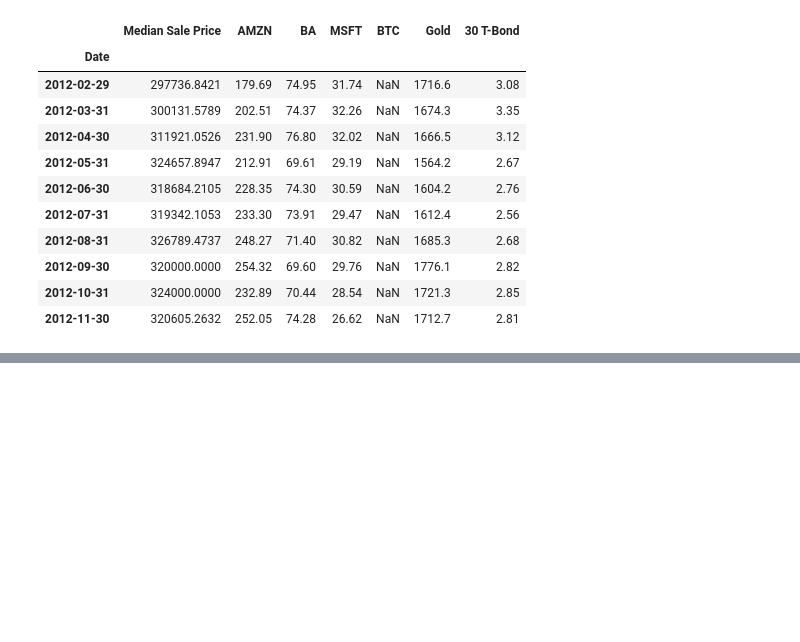
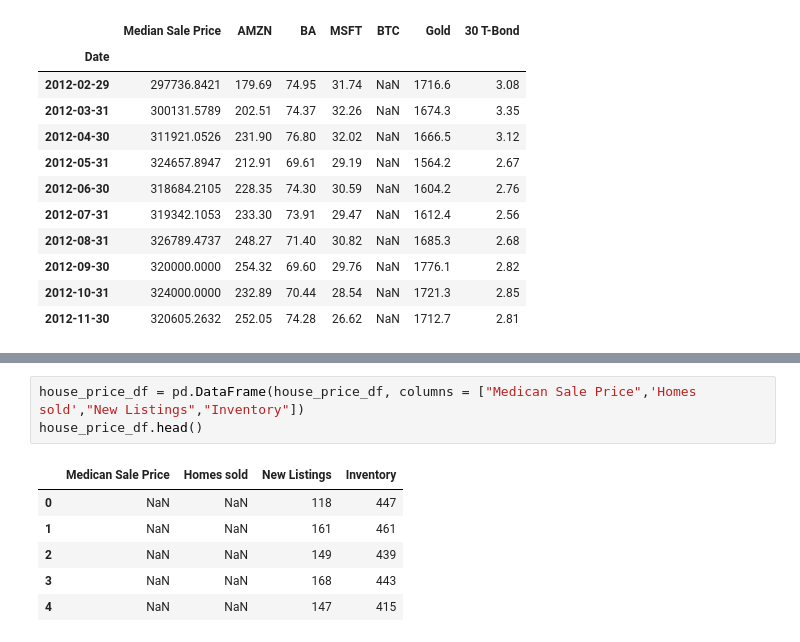
Before and after one commit to somyapanda/fintech-project-1, a Jupyter notebook: Joanne/stocks_house_pirce_coll.ipynb, the cells around one changed output, grey strips where cells are left out. Drawn from its saved outputs; the diff is of its cells as text; blank space fills up the shorter version.

```diff
--- a/Joanne/stocks_house_pirce_coll.ipynb
+++ b/Joanne/stocks_house_pirce_coll.ipynb
@@ -142,0 +163,10 @@ combined_df.plot(kind='scatter', x='AMZN', y='Median Sale Price')
+# %%
+house_price_df = pd.DataFrame(house_price_df, columns = ["Medican Sale Price",'Homes sold',"New Listings","Inventory"])
+house_price_df.head()
+# %% [output]
+|  | Medican Sale Price | Homes sold | New Listings | Inventory |
+| 0 | NaN | NaN | 118 | 447 |
+| 1 | NaN | NaN | 161 | 461 |
+| 2 | NaN | NaN | 149 | 439 |
+| 3 | NaN | NaN | 168 | 443 |
+| 4 | NaN | NaN | 147 | 415 |
```
Also changed, not shown: parts of 15 cells of this notebook, 19 other files.
